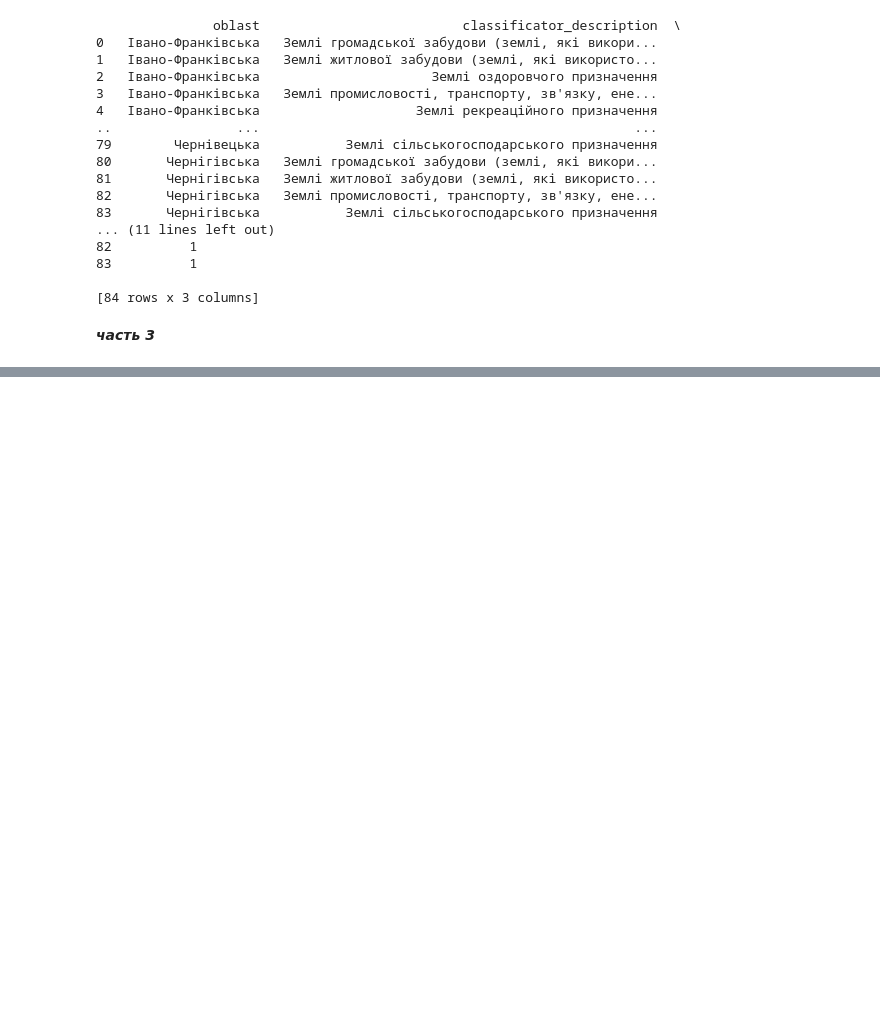
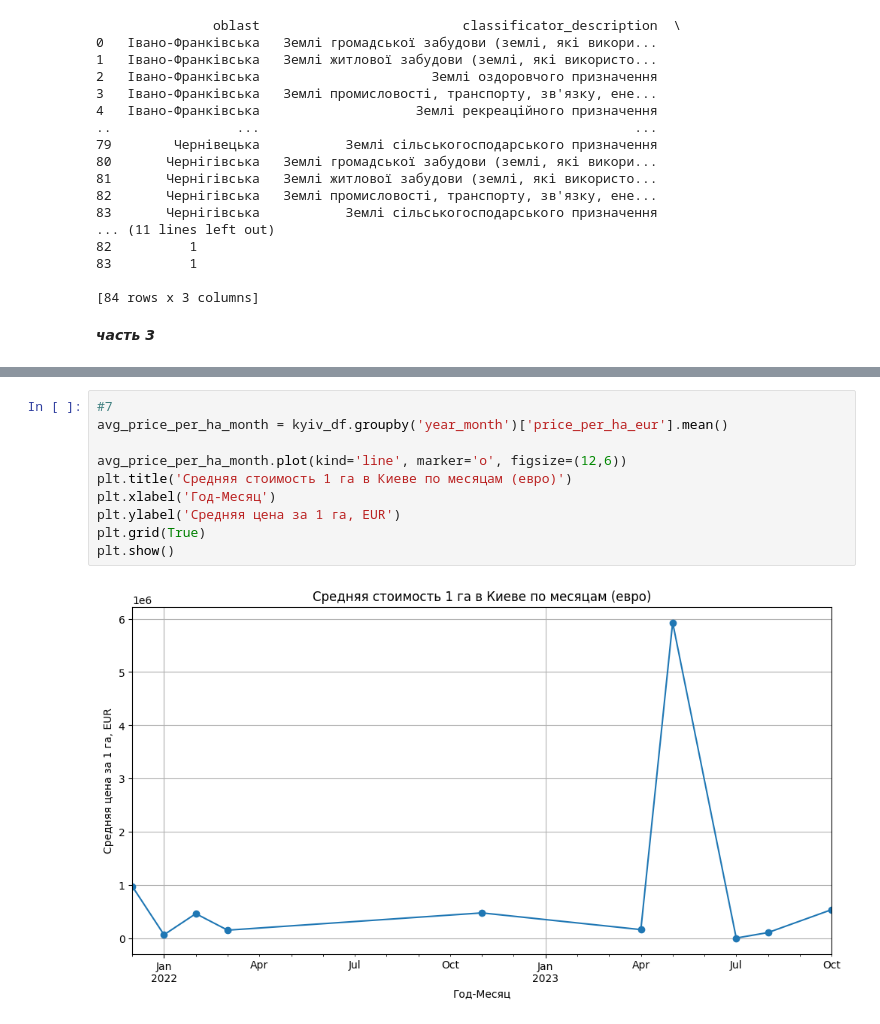
Before and after one commit to aikokass82-design/home-tasks-, a Jupyter notebook: Diplom.ipynb, the cells around one changed output, grey strips where cells are left out. Drawn from its saved outputs; the diff is of its cells as text; blank space fills up the shorter version.

```diff
--- a/Diplom.ipynb
+++ b/Diplom.ipynb
@@ -344,0 +513,12 @@ KeyboardInterrupt:
+# %%
+#7
+avg_price_per_ha_month = kyiv_df.groupby('year_month')['price_per_ha_eur'].mean()
+
+avg_price_per_ha_month.plot(kind='line', marker='o', figsize=(12,6))
+plt.title('Средняя стоимость 1 га в Киеве по месяцам (евро)')
+plt.xlabel('Год-Месяц')
+plt.ylabel('Средняя цена за 1 га, EUR')
+plt.grid(True)
+plt.show()
+# %% [output]
+[figure, added]
```
Also changed, not shown: parts of 14 cells of this notebook.
